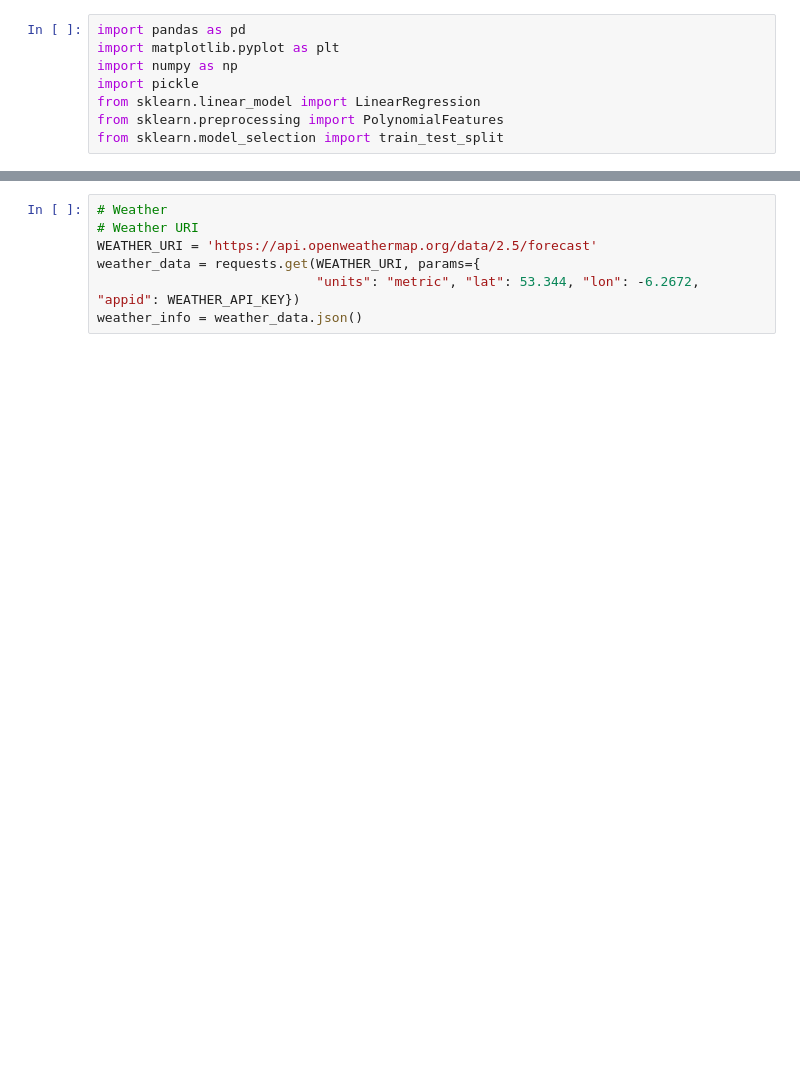
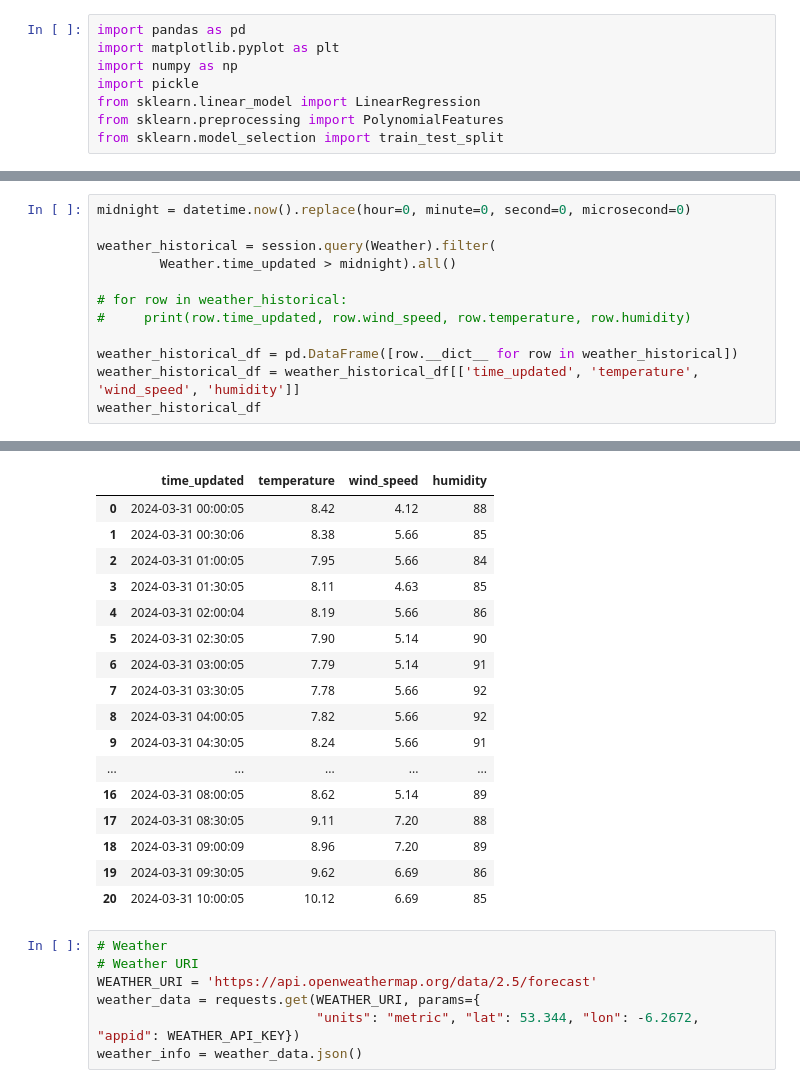
Before and after one commit to TadghPurcell/On-Your-Bike, a Jupyter notebook: ML_models/station_prediction.ipynb, the cells around one changed output, grey strips where cells are left out. Drawn from its saved outputs; the diff is of its cells as text; blank space fills up the shorter version.

Commit message:
historical weather to station availability

```diff
--- a/ML_models/station_prediction.ipynb
+++ b/ML_models/station_prediction.ipynb
@@ -57 +58,14 @@ print("connected")
 connected
+# %%
+midnight = datetime.now().replace(hour=0, minute=0, second=0, microsecond=0)
+
+weather_historical = session.query(Weather).filter(
+        Weather.time_updated > midnight).all()
+
+# for row in weather_historical:
+#     print(row.time_updated, row.wind_speed, row.temperature, row.humidity)
+
+weather_historical_df = pd.DataFrame([row.__dict__ for row in weather_historical])
+weather_historical_df = weather_historical_df[['time_updated', 'temperature', 'wind_speed', 'humidity']]
+weather_historical_df
+# %% [output]
@@ -58,3 +77,20 @@ connected
+|  | time_updated | temperature | wind_speed | humidity |
+| 0 | 2024-03-31 00:00:05 | 8.42 | 4.12 | 88 |
+| 1 | 2024-03-31 00:30:06 | 8.38 | 5.66 | 85 |
+| 2 | 2024-03-31 01:00:05 | 7.95 | 5.66 | 84 |
+| 3 | 2024-03-31 01:30:05 | 8.11 | 4.63 | 85 |
+| 4 | 2024-03-31 02:00:04 | 8.19 | 5.66 | 86 |
+| 5 | 2024-03-31 02:30:05 | 7.90 | 5.14 | 90 |
+| 6 | 2024-03-31 03:00:05 | 7.79 | 5.14 | 91 |
+| 7 | 2024-03-31 03:30:05 | 7.78 | 5.66 | 92 |
+| 8 | 2024-03-31 04:00:05 | 7.82 | 5.66 | 92 |
+| 9 | 2024-03-31 04:30:05 | 8.24 | 5.66 | 91 |
+| ... | ... | ... | ... | ... |
+| 16 | 2024-03-31 08:00:05 | 8.62 | 5.14 | 89 |
+| 17 | 2024-03-31 08:30:05 | 9.11 | 7.20 | 88 |
+| 18 | 2024-03-31 09:00:09 | 8.96 | 7.20 | 89 |
+| 19 | 2024-03-31 09:30:05 | 9.62 | 6.69 | 86 |
+| 20 | 2024-03-31 10:00:05 | 10.12 | 6.69 | 85 |
 # %%
 # Weather
 # Weather URI
```
Also changed, not shown: parts of 8 cells of this notebook, 2 other files.
